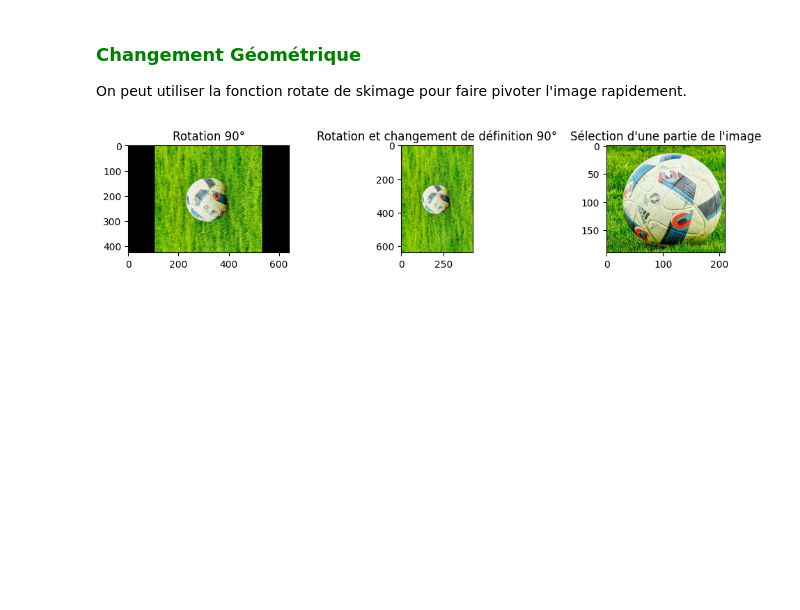
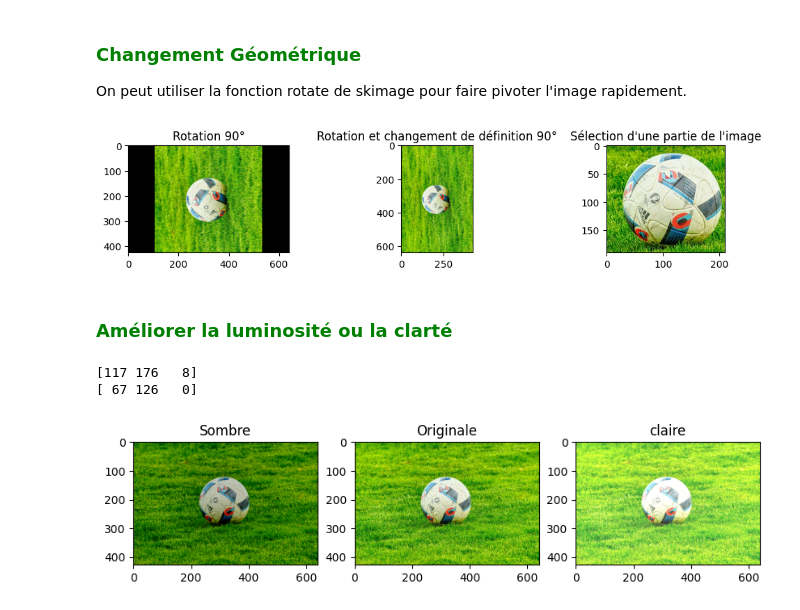
Before and after one commit to kkariste/Image-Enhancement, a Jupyter notebook: manipulation_basique.ipynb, the cells around one changed output. Saved outputs shown, nothing was run; the diff lists cells and outputs as text; code cells hidden in the pictures; blank space fills up the shorter version.

```diff
--- a/manipulation_basique.ipynb
+++ b/manipulation_basique.ipynb
@@ -109,3 +110,29 @@ plt.subplot(133); plt.imshow(ball_bgr_centre[:,:,::-1]); plt.title("Sélection d
 plt.show()
 # %% [output]
 [figure]
+# %% [markdown]
+### <span style=color:green> Améliorer la luminosité ou la clarté<span>
+# %%
+# Afficher la valeur de (0,0) avant changement
+print(ball_rgb[0,0])
+# Créer une matrice de un
+ones_matrix = np.ones(ball_rgb.shape, dtype=np.uint8) * 50
+
+# Diminuer la luminosité
+ball_rgb_sombre = cv2.subtract(ball_rgb, ones_matrix)
+# Afficher la valeur de (0,0) avant changement
+print(ball_rgb_sombre[0,0])
+
+# Augmenter la luminosité
+ball_rgb_clair = cv2.add(ball_rgb, ones_matrix)
+
+# Afficher les résultats
+plt.figure(figsize=[10,4])
+plt.subplot(131); plt.imshow(ball_rgb_sombre); plt.title("Sombre")
+plt.subplot(132); plt.imshow(ball_rgb); plt.title("Originale")
+plt.subplot(133); plt.imshow(ball_rgb_clair); plt.title("claire")
+plt.show()
+# %% [output]
+[117 176   8]
+[ 67 126   0]
+[figure, added]
```
Also changed, not shown: parts of 1 cell of this notebook.
